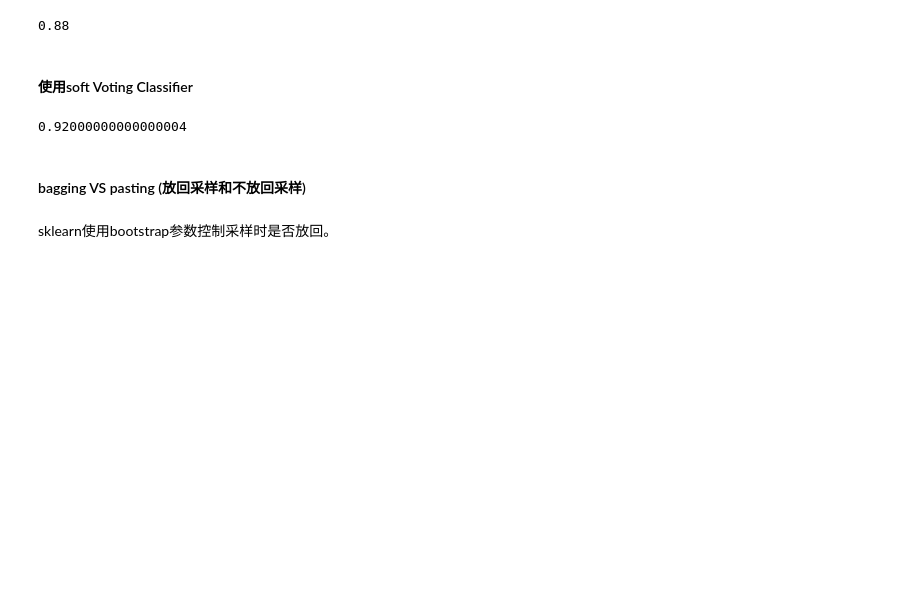
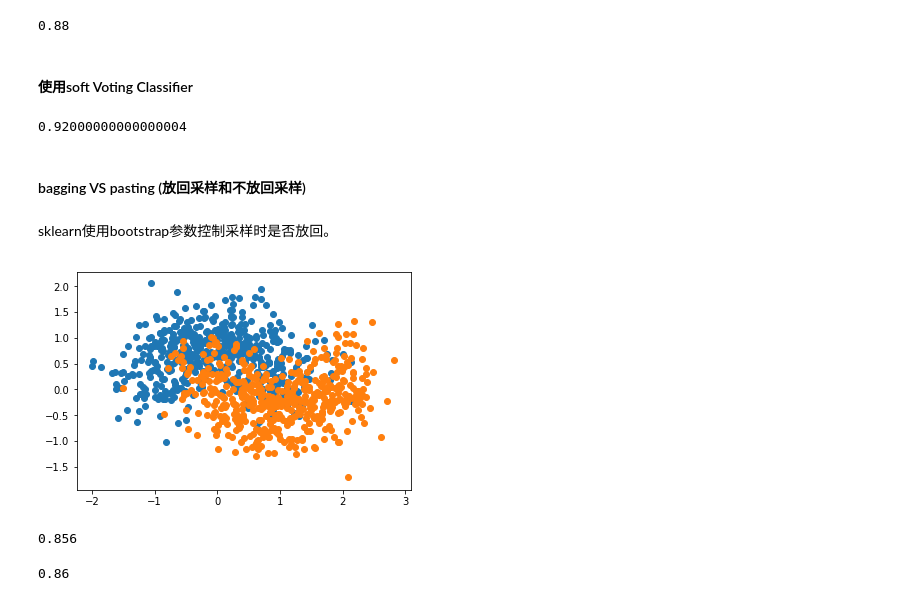
Before and after one commit to WeiHongFly/Blog, a Jupyter notebook: ensemble_methods.ipynb, the cells around one changed output. Saved outputs shown, nothing was run; the diff lists cells and outputs as text; code cells hidden in the pictures; blank space fills up the shorter version.

```diff
--- a/ensemble_methods.ipynb
+++ b/ensemble_methods.ipynb
@@ -48,3 +51,29 @@ voting_clf.score(X_test, y_test)
 #### bagging VS pasting (放回采样和不放回采样)
 # %% [markdown]
 sklearn使用bootstrap参数控制采样时是否放回。
+# %%
+X,y=make_moons(n_samples=1000,noise=0.4,random_state=111)
+X_train,X_test,y_train,y_test=train_test_split(X,y)
+plt.scatter(X[y==0,0],X[y==0,1])
+plt.scatter(X[y==1,0],X[y==1,1])
+plt.show()
+# %% [output]
+[figure, added]
+# %%
+from sklearn.ensemble import BaggingClassifier
+bagging_clf = BaggingClassifier(DecisionTreeClassifier(),
+                           n_estimators=500, max_samples=100,
+                           bootstrap=True)
+bagging_clf.fit(X_train, y_train)
+print bagging_clf.score(X_test, y_test)
+# %% [output]
+0.856
+# %%
+from sklearn.ensemble import BaggingClassifier
+bagging_clf = BaggingClassifier(DecisionTreeClassifier(),
+                           n_estimators=10, max_samples=50,
+                           bootstrap=False)
+bagging_clf.fit(X_train, y_train)
+print bagging_clf.score(X_test, y_test)
+# %% [output]
+0.86
```
Also changed, not shown: parts of 22 cells of this notebook, 1 other file.
